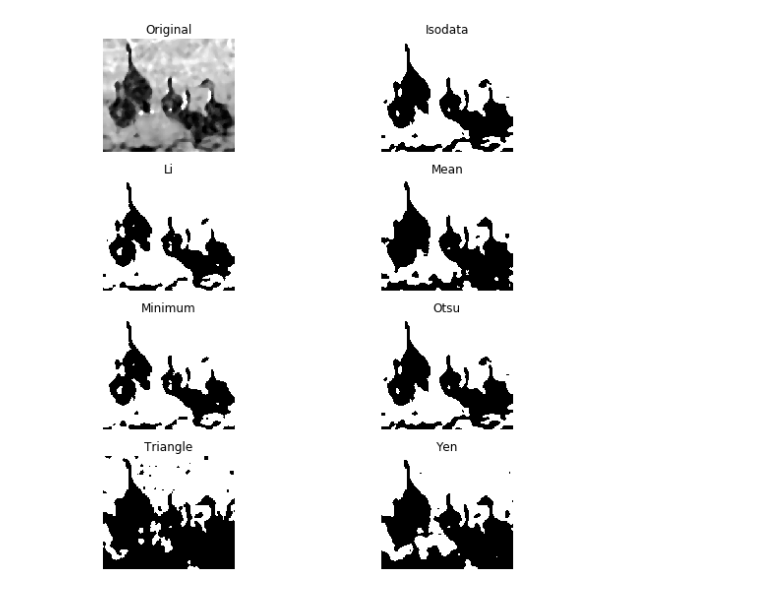
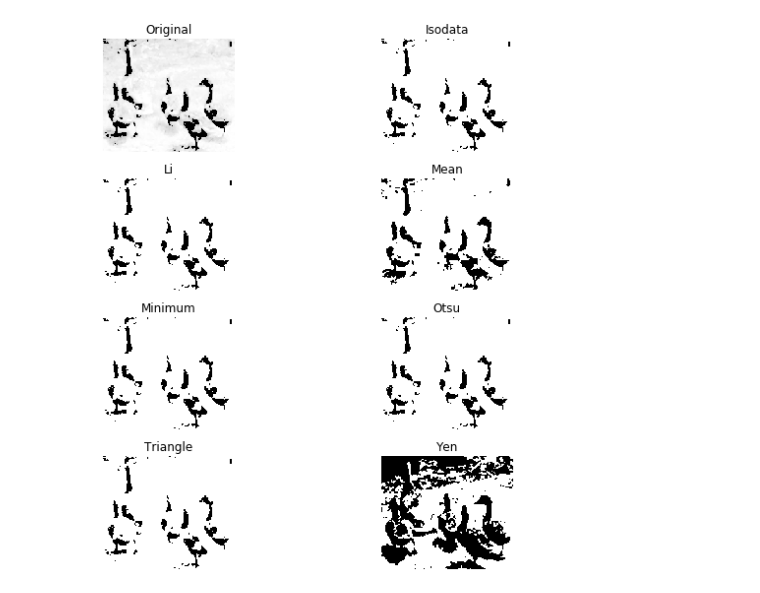
Before and after one commit to miguelalejo/UNIR_actividades, a Jupyter notebook: PercepcionComputacional/SegmentacionPatos.ipynb, the cells around one changed output. Cells and saved outputs as stored; diff of their text form; code cells hidden in the pictures.

```diff
--- a/PercepcionComputacional/SegmentacionPatos.ipynb
+++ b/PercepcionComputacional/SegmentacionPatos.ipynb
@@ -109,0 +133,11 @@ mostrar_imagen_bn(sobel_gauss)
+# %%
+from skimage import exposure
+gamma_corrected = exposure.adjust_gamma(img_tmp, 0.01)
+# Logarithmic
+logarithmic_corrected = exposure.adjust_log(img_tmp, 4)
+
+mostrar_imagen_bn(gamma_corrected)
+mostrar_imagen_bn(logarithmic_corrected)
+
+med_denoised_gama = ndimage.median_filter(logarithmic_corrected, 3)
+mostrar_imagen_bn(med_denoised_gama)
@@ -109,0 +148,6 @@ mostrar_imagen_bn(sobel_gauss)
+# %%
+from skimage.filters import try_all_threshold
+fig, ax = try_all_threshold(gamma_corrected, figsize=(10, 8), verbose=False)
+plt.show()
+# %% [output]
+[figure, added]
@@ -110,12 +163,8 @@ mostrar_imagen_bn(sobel_gauss)
 # %%
 from skimage.filters import try_all_threshold
-
 img = data.page()
-
-fig, ax = try_all_threshold(img_tmp, figsize=(10, 8), verbose=False)
+fig, ax = try_all_threshold(gamma_corrected, figsize=(10, 8), verbose=False)
 plt.show()
-# %% [output]
-[figure, removed]
 # %%
 import skimage.filters as skfilt
 from skimage.measure import label
```
Also changed, not shown: parts of 24 cells of this notebook.
